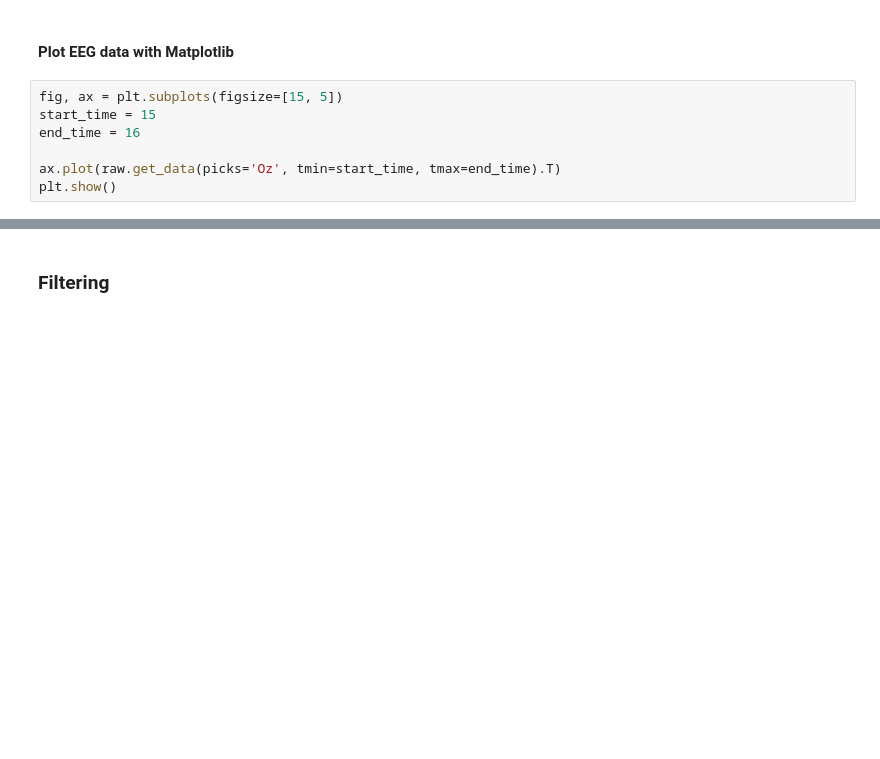
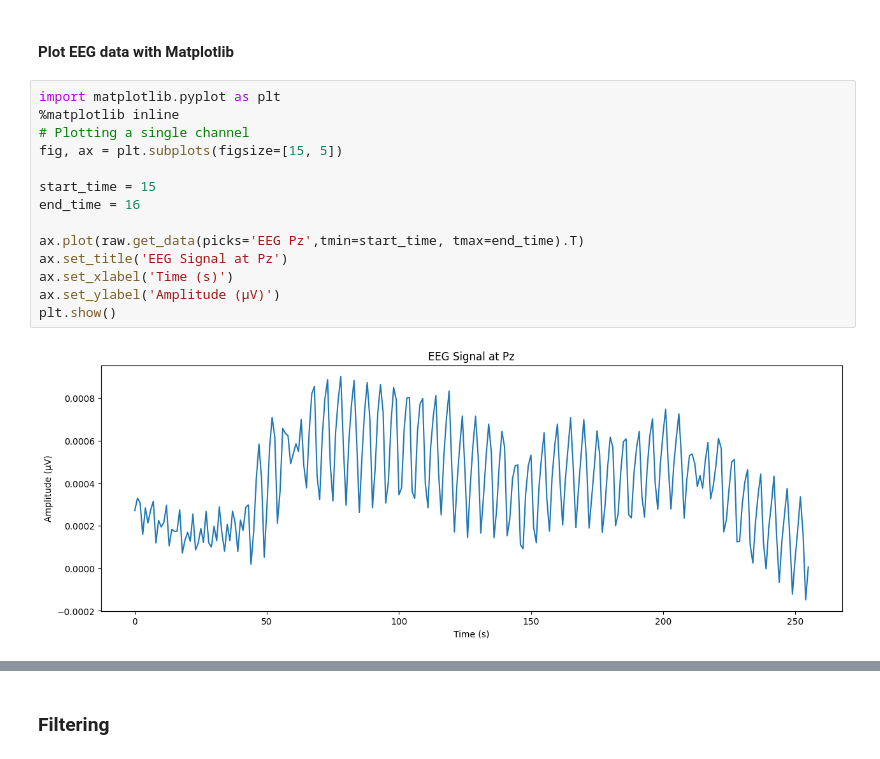
Before and after one commit to carzaga1/UnsuperDL-EEG-BSUPP, a Jupyter notebook: notebooks/00_mne_analysis.ipynb, the cells around one changed output, grey strips where cells are left out. Saved outputs shown, nothing was run; the diff lists cells and outputs as text; blank space fills up the shorter version.

```diff
--- a/notebooks/00_mne_analysis.ipynb
+++ b/notebooks/00_mne_analysis.ipynb
@@ -30,9 +56,18 @@ raw.plot()
 # %% [markdown]
 #### Plot EEG data with Matplotlib
 # %%
+import matplotlib.pyplot as plt
+%matplotlib inline
+# Plotting a single channel
 fig, ax = plt.subplots(figsize=[15, 5])
+
 start_time = 15
 end_time = 16
 
-ax.plot(raw.get_data(picks='Oz', tmin=start_time, tmax=end_time).T)
+ax.plot(raw.get_data(picks='EEG Pz',tmin=start_time, tmax=end_time).T)
+ax.set_title('EEG Signal at Pz')
+ax.set_xlabel('Time (s)')
+ax.set_ylabel('Amplitude (μV)')
 plt.show()
+# %% [output]
+[figure, added]
```
Also changed, not shown: parts of 11 cells of this notebook.
